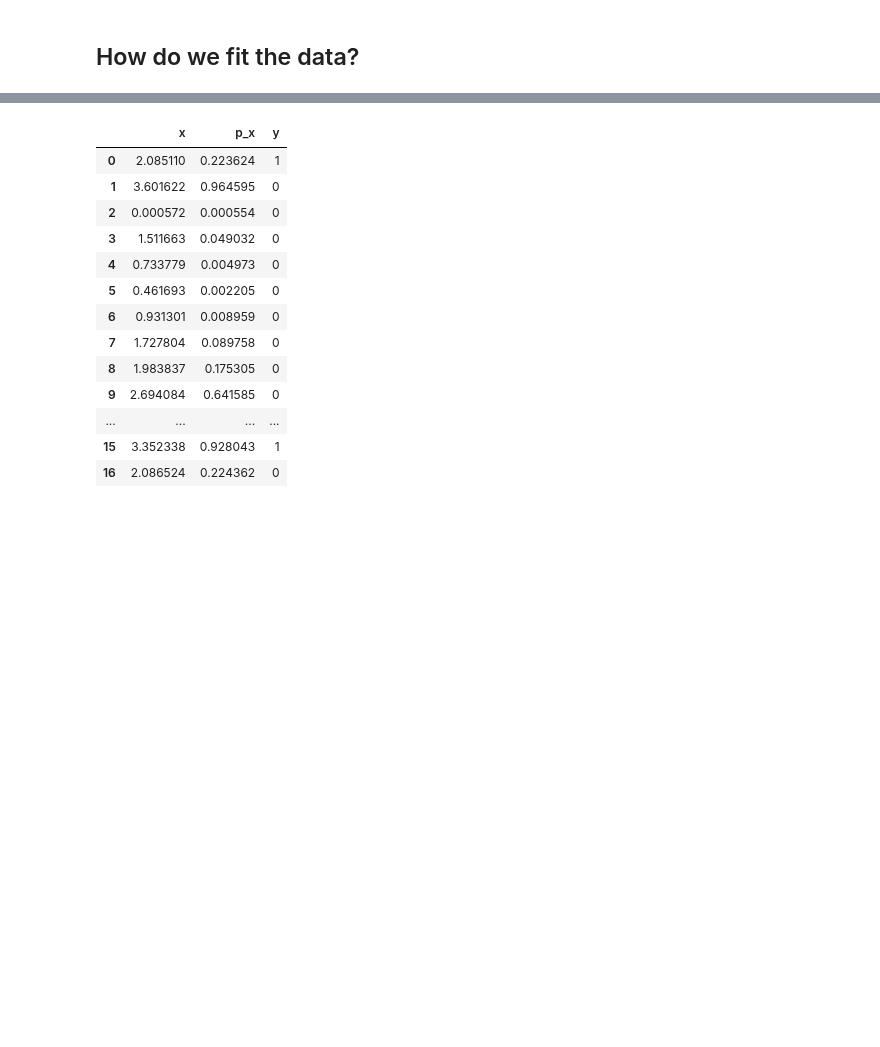
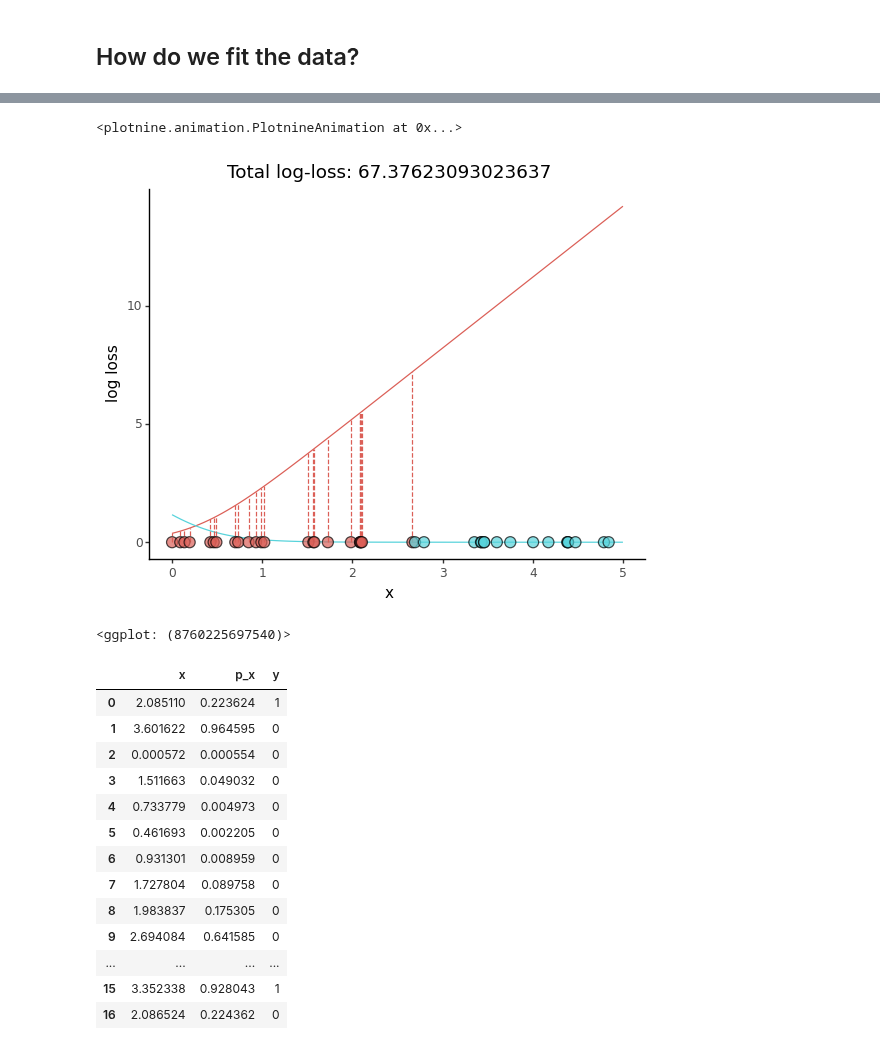
Before and after one commit to igor-sb/blog, a Jupyter notebook: notebooks/logistic_regression.ipynb, the cells around one changed output, grey strips where cells are left out. Saved outputs shown, nothing was run; the diff lists cells and outputs as text; code cells hidden in the pictures; blank space fills up the shorter version.

```diff
--- a/notebooks/logistic_regression.ipynb
+++ b/notebooks/logistic_regression.ipynb
@@ -116,0 +128,7 @@ Then, what is the approach employed by logistic regression?
+# %%
+def log_loss(p_x, y):
+    return -y * np.log(p_x) - (1 - y) * np.log(1 - p_x)
+# %%
+df = create_sample_data(3, 2.5, 40)
+df['log_loss'] = log_loss(df['p_x'], df['y'])
+df
@@ -117 +222,24 @@ Then, what is the approach employed by logistic regression?
+# %%
+# create plot animation
+plots = []
+for k in np.linspace(0, 10, num=20):
+    plots.append(
+        plot_logistic_fit(
+            k=3,
+            x0=2.5,
+            k_fit=k,
+            x0_fit=2.5,
+            n_points=30
+        )
+    )
+
+ani = PlotnineAnimation(plots, interval=200, repeat_delay=500)
+ani
+# %% [output]
+<plotnine.animation.PlotnineAnimation at 0x...>
+# %%
+plots[1]
+# %% [output]
+[figure, added]
+<ggplot: (8760225697540)>
 # %%
```
Also changed, not shown: parts of 13 cells of this notebook.
